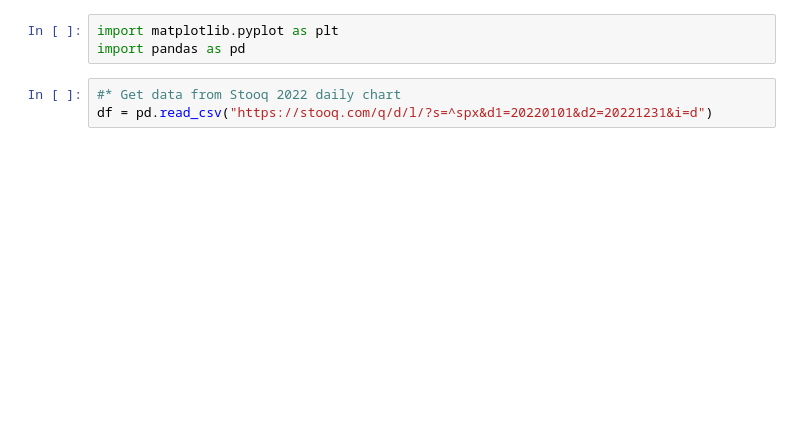
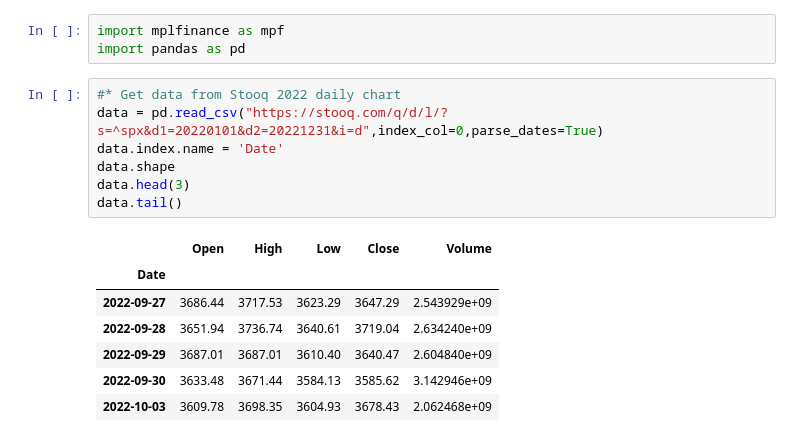
Before and after one commit to a1eaiactaest/notebooks, a Jupyter notebook: moving-averages/SPX_2022_daily.ipynb, the cells around one changed output. Drawn from its saved outputs; the diff is of its cells as text; blank space fills up the shorter version.

```diff
--- a/moving-averages/SPX_2022_daily.ipynb
+++ b/moving-averages/SPX_2022_daily.ipynb
@@ -1,6 +1,18 @@
 # %%
-import matplotlib.pyplot as plt
+import mplfinance as mpf
 import pandas as pd
 # %%
 #* Get data from Stooq 2022 daily chart
-df = pd.read_csv("https://stooq.com/q/d/l/?s=^spx&d1=20220101&d2=20221231&i=d")
+data = pd.read_csv("https://stooq.com/q/d/l/?s=^spx&d1=20220101&d2=20221231&i=d",index_col=0,parse_dates=True)
+data.index.name = 'Date'
+data.shape
+data.head(3)
+data.tail()
+# %% [output]
+|  | Open | High | Low | Close | Volume |
+| Date |  |  |  |  |  |
+| 2022-09-27 | 3686.44 | 3717.53 | 3623.29 | 3647.29 | 2.543929e+09 |
+| 2022-09-28 | 3651.94 | 3736.74 | 3640.61 | 3719.04 | 2.634240e+09 |
+| 2022-09-29 | 3687.01 | 3687.01 | 3610.40 | 3640.47 | 2.604840e+09 |
+| 2022-09-30 | 3633.48 | 3671.44 | 3584.13 | 3585.62 | 3.142946e+09 |
+| 2022-10-03 | 3609.78 | 3698.35 | 3604.93 | 3678.43 | 2.062468e+09 |
```
Also changed, not shown: parts of 5 cells of this notebook, 3 other files.
